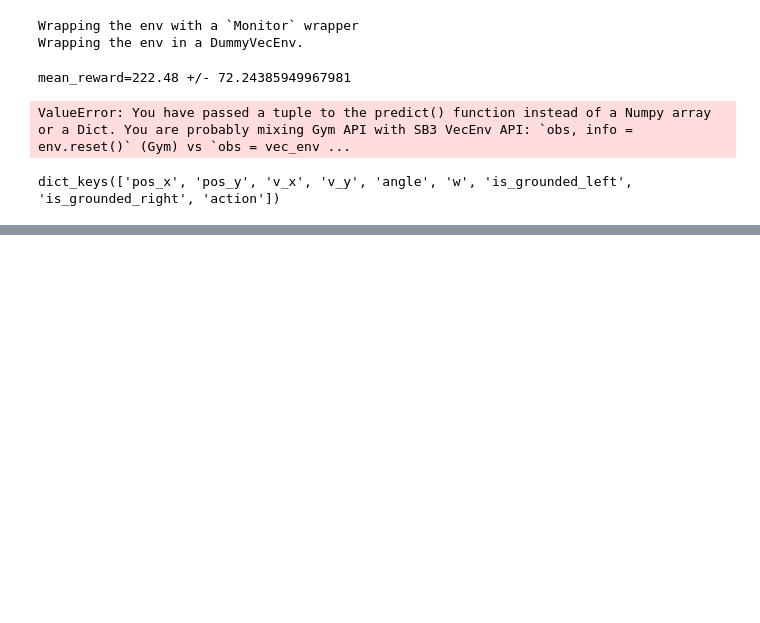
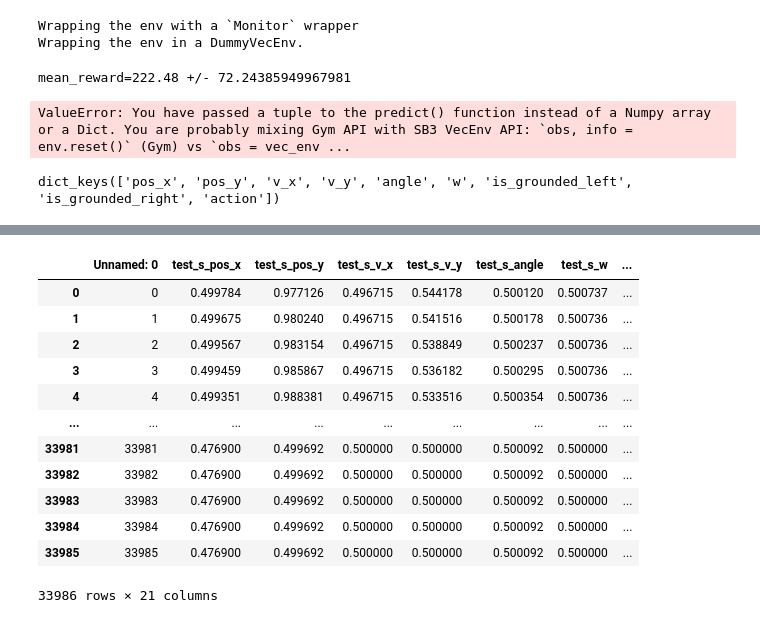
Before and after one commit to park4134/tvc-ilpo, a Jupyter notebook: Analysis.ipynb, the cells around one changed output, grey strips where cells are left out. Cells and saved outputs as stored; diff of their text form; code cells hidden in the pictures; blank space fills up the shorter version.

```diff
--- a/Analysis.ipynb
+++ b/Analysis.ipynb
@@ -272,0 +338,16 @@ dict_keys(['pos_x', 'pos_y', 'v_x', 'v_y', 'angle', 'w', 'is_grounded_left', 'is
+# %%
+df
+# %% [output]
+|  | Unnamed: 0 | test_s_pos_x | test_s_pos_y | test_s_v_x | test_s_v_y | test_s_angle | test_s_w | ... |
+| 0 | 0 | 0.499784 | 0.977126 | 0.496715 | 0.544178 | 0.500120 | 0.500737 | ... |
+| 1 | 1 | 0.499675 | 0.980240 | 0.496715 | 0.541516 | 0.500178 | 0.500736 | ... |
+| 2 | 2 | 0.499567 | 0.983154 | 0.496715 | 0.538849 | 0.500237 | 0.500736 | ... |
+| 3 | 3 | 0.499459 | 0.985867 | 0.496715 | 0.536182 | 0.500295 | 0.500736 | ... |
+| 4 | 4 | 0.499351 | 0.988381 | 0.496715 | 0.533516 | 0.500354 | 0.500736 | ... |
+| ... | ... | ... | ... | ... | ... | ... | ... | ... |
+| 33981 | 33981 | 0.476900 | 0.499692 | 0.500000 | 0.500000 | 0.500092 | 0.500000 | ... |
+| 33982 | 33982 | 0.476900 | 0.499692 | 0.500000 | 0.500000 | 0.500092 | 0.500000 | ... |
+| 33983 | 33983 | 0.476900 | 0.499692 | 0.500000 | 0.500000 | 0.500092 | 0.500000 | ... |
+| 33984 | 33984 | 0.476900 | 0.499692 | 0.500000 | 0.500000 | 0.500092 | 0.500000 | ... |
+| 33985 | 33985 | 0.476900 | 0.499692 | 0.500000 | 0.500000 | 0.500092 | 0.500000 | ... |
+33986 rows × 21 columns
```
Also changed, not shown: parts of 16 cells of this notebook, 5 other files.
